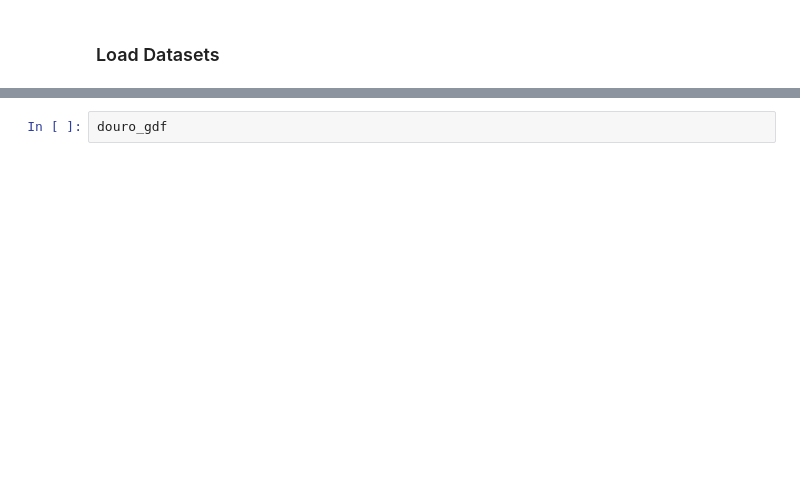
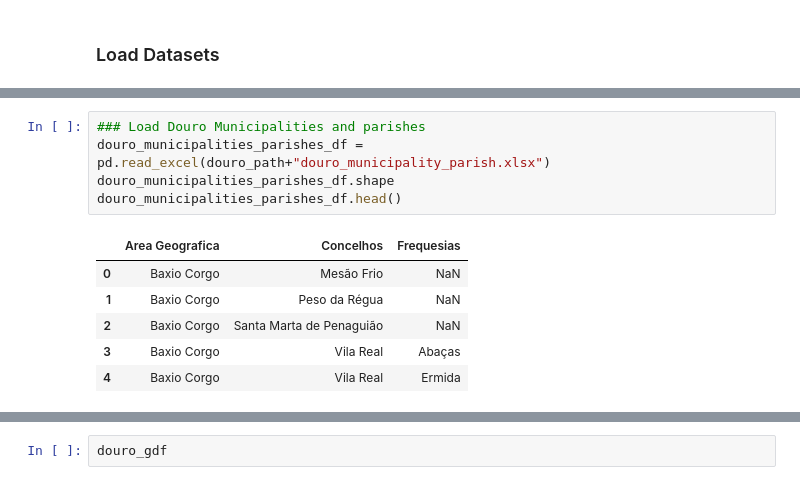
Before and after one commit to Poseidone1/wine_project, a Jupyter notebook: Wine_Analysis.ipynb, the cells around one changed output, grey strips where cells are left out. Cells and saved outputs as stored; diff of their text form; blank space fills up the shorter version.

```diff
--- a/Wine_Analysis.ipynb
+++ b/Wine_Analysis.ipynb
@@ -36,0 +65,12 @@ def addressGeocoded(df,gc):
+# %%
+### Load Douro Municipalities and parishes
+douro_municipalities_parishes_df = pd.read_excel(douro_path+"douro_municipality_parish.xlsx")
+douro_municipalities_parishes_df.shape
+douro_municipalities_parishes_df.head()
+# %% [output]
+|  | Area Geografica | Concelhos | Frequesias |
+| 0 | Baxio Corgo | Mesão Frio | NaN |
+| 1 | Baxio Corgo | Peso da Régua | NaN |
+| 2 | Baxio Corgo | Santa Marta de Penaguião | NaN |
+| 3 | Baxio Corgo | Vila Real | Abaças |
+| 4 | Baxio Corgo | Vila Real | Ermida |
```
Also changed, not shown: parts of 16 cells of this notebook, 17 other files.
